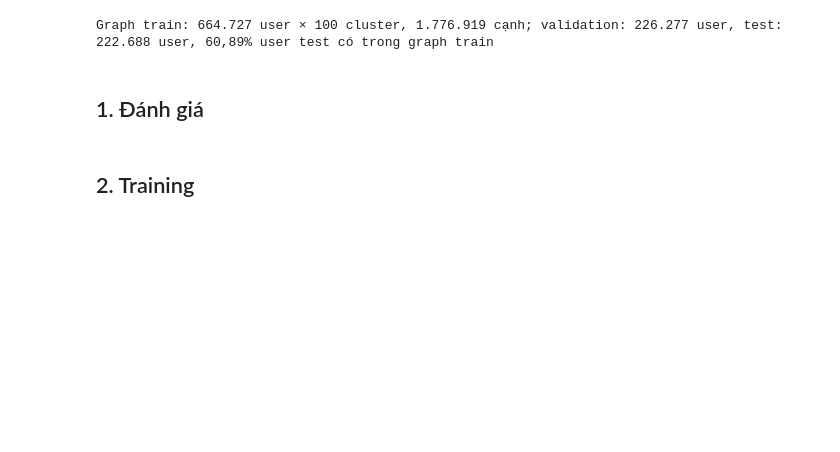
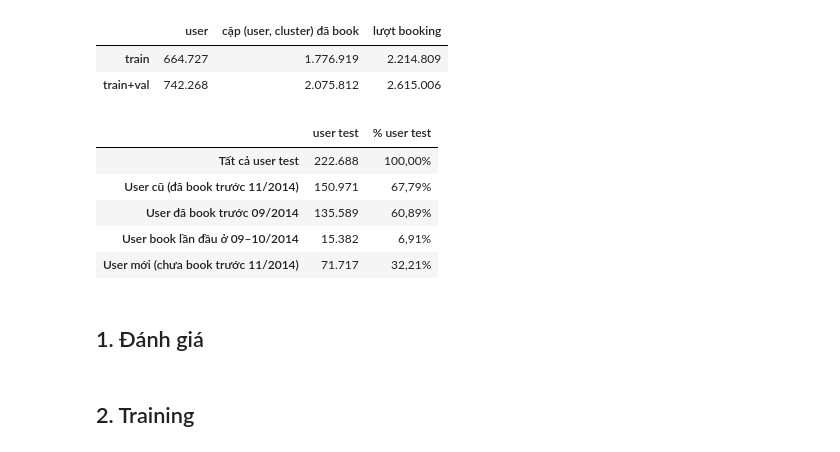
Before and after one commit to phamminh0811/next-best-product, a Jupyter notebook: next-best-product/notebooks/LightGCL.ipynb, the cells around one changed output. Saved outputs shown, nothing was run; the diff lists cells and outputs as text; code cells hidden in the pictures; blank space fills up the shorter version.

```diff
--- a/next-best-product/notebooks/LightGCL.ipynb
+++ b/next-best-product/notebooks/LightGCL.ipynb
@@ -90,50 +99,77 @@ cfg = SimpleNamespace(
 # %%
 COLUMN_TYPES = {"date_time": pa.timestamp("s"), "user_id": pa.int32(), "is_booking": pa.int8(),
                 **{c: pa.int32() for c in cfg.item_cols}}
 events = pv.read_csv(
     DATA_DIR / "train.csv",
     convert_options=pv.ConvertOptions(include_columns=list(COLUMN_TYPES), column_types=COLUMN_TYPES),
 ).to_pandas()
 val_start, test_start, test_end = (pd.Timestamp(d) for d in (cfg.val_start, cfg.test_start, cfg.test_end))
-in_train = (events["date_time"] < val_start) & (events["is_booking"] == 1)
-in_eval = (events["is_booking"] == 1) & events["date_time"].between(val_start, test_end, inclusive="left")
-data = events.loc[in_train | in_eval, ["date_time", "user_id", *cfg.item_cols]].copy()
-data["is_train"] = in_train[in_train | in_eval].to_numpy()
-del events
-data["item"] = data.groupby(cfg.item_cols, sort=True).ngroup().astype(np.int32)
-n_items = data["item"].nunique()
+events = events[events["date_time"] < test_end]
+events["item"] = events.groupby(cfg.item_cols, sort=True).ngroup().astype(np.int32)
+n_items = events["item"].nunique()
+bookings = events[events["is_booking"] == 1]
 
-train = data[data["is_train"]]
-user_index = pd.Index(np.sort(train["user_id"].unique()), name="user_id")
-n_users = len(user_index)
-pair_counts = train.groupby([user_index.get_indexer(train["user_id"]), train["item"]]).size()
-train_counts = sp.csr_matrix(
-    (pair_counts.to_numpy(np.float32),
-     (pair_counts.index.get_level_values(0), pair_counts.index.get_level_values(1))),
-    shape=(n_users, n_items),
-)
-train_csr = (train_counts > 0).astype(np.float32).tocsr()
 
+def count_matrix(rows, user_index):
+    """users x items number of events in rows."""
+    pair_counts = rows.groupby([user_index.get_indexer(rows["user_id"]), rows["item"]]).size()
+    return sp.csr_matrix(
+        (pair_counts.to_numpy(np.float32),
+         (pair_counts.index.get_level_values(0), pair_counts.index.get_level_values(1))),
+        shape=(len(user_index), n_items),
+    )
+
+
+def booking_graph(end):
+    """Graph of the bookings before `end`: train_csr holds the booked pairs, the positives of the loss; adj_csr the same
+    pairs weighted by their number of bookings, the edges the GNN and the SVD view propagate over; the time attention
+    weights are built from the bookings before `end` as well."""
+    rows = bookings[bookings["date_time"] < end]
+    user_index = pd.Index(np.sort(rows["user_id"].unique()), name="user_id")
+    book_counts = count_matrix(rows, user_index)
+    return SimpleNamespace(end=end, user_index=user_index, n_users=len(user_index), book_counts=book_counts,
+                           train_csr=(book_counts > 0).astype(np.float32).tocsr(), adj_csr=book_counts)
 
 
 def make_split(start, end):
-    """Labels of the bookings in [start, end): one row per user, one column per cluster."""
-    pairs = data[~data["is_train"] & data["date_time"].between(start, end, inclusive="left")][["user_id", "item"]]
-    pairs = pairs.drop_duplicates()
+    """Labels of the bookings in [start, end): user ids and one row per user, one column per cluster."""
+    pairs = bookings[bookings["date_time"].between(start, end, inclusive="left")][["user_id", "item"]].drop_duplicates()
     users, row = np.unique(pairs["user_id"].to_numpy(), return_inverse=True)
     return SimpleNamespace(
-        uidx=user_index.get_indexer(users),  # -1 for users with no edge in the train graph
+        user_ids=users,
         labels=sp.csr_matrix((np.ones(len(pairs), np.float32), (row, pairs["item"].to_numpy())),
                              shape=(len(users), n_items)),
     )
 
 
+GRAPHS = {"train": booking_graph(val_start), "train+val": booking_graph(test_start)}  # before 09/2014, before 11/2014
 val_split = make_split(val_start, test_start)
 test_split = make_split(test_start, test_end)
-print(f"Graph train: {fmt_num(n_users)} user × {fmt_num(n_items)} cluster, {fmt_num(train_csr.nnz)} cạnh; "
-      f"validation: {fmt_num(len(val_split.uidx))} user, test: {fmt_num(len(test_split.uidx))} user, "
-      f"{fmt_pct((test_split.uidx >= 0).mean())} user test có trong graph train")
+
+test_users = pd.Index(test_split.user_ids)
+old_users = GRAPHS["train+val"].user_index
+USER_GROUPS = {
+    "Tất cả user test": test_users,
+    "User cũ (đã book trước 11/2014)": old_users,
+    "User đã book trước 09/2014": GRAPHS["train"].user_index,
+    "User book lần đầu ở 09–10/2014": old_users.difference(GRAPHS["train"].user_index),
+    "User mới (chưa book trước 11/2014)": test_users.difference(old_users),
+}
+display(fmt_table(pd.DataFrame({
+    label: {"user": g.n_users, "cặp (user, cluster) đã book": g.train_csr.nnz, "lượt booking": g.adj_csr.sum()}
+    for label, g in GRAPHS.items()
+}).T))
+group_sizes = pd.Series({group: np.isin(test_split.user_ids, users).sum() for group, users in USER_GROUPS.items()})
+display(fmt_table(pd.DataFrame({"user test": group_sizes, "% user test": group_sizes / len(test_users)})))
 # %% [output]
-Graph train: 664.727 user × 100 cluster, 1.776.919 cạnh; validation: 226.277 user, test: 222.688 user, 60,89% user test có trong graph train
+|  | user | cặp (user, cluster) đã book | lượt booking |
+| train | 664.727 | 1.776.919 | 2.214.809 |
+| train+val | 742.268 | 2.075.812 | 2.615.006 |
+|  | user test | % user test |
+| Tất cả user test | 222.688 | 100,00% |
+| User cũ (đã book trước 11/2014) | 150.971 | 67,79% |
+| User đã book trước 09/2014 | 135.589 | 60,89% |
+| User book lần đầu ở 09–10/2014 | 15.382 | 6,91% |
+| User mới (chưa book trước 11/2014) | 71.717 | 32,21% |
 # %% [markdown]
 ## 1. Đánh giá
```
Also changed, not shown: parts of 14 cells of this notebook, 3 other files.
